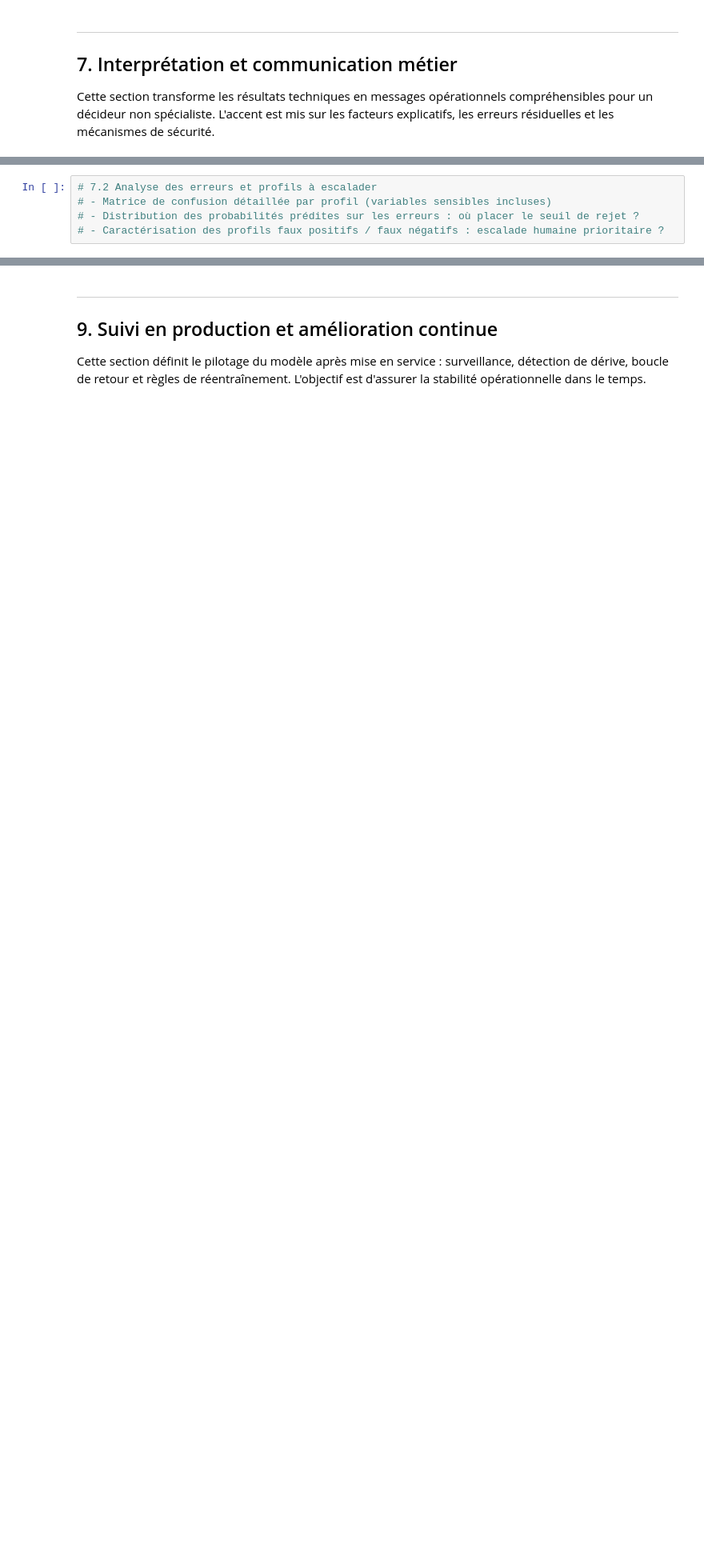
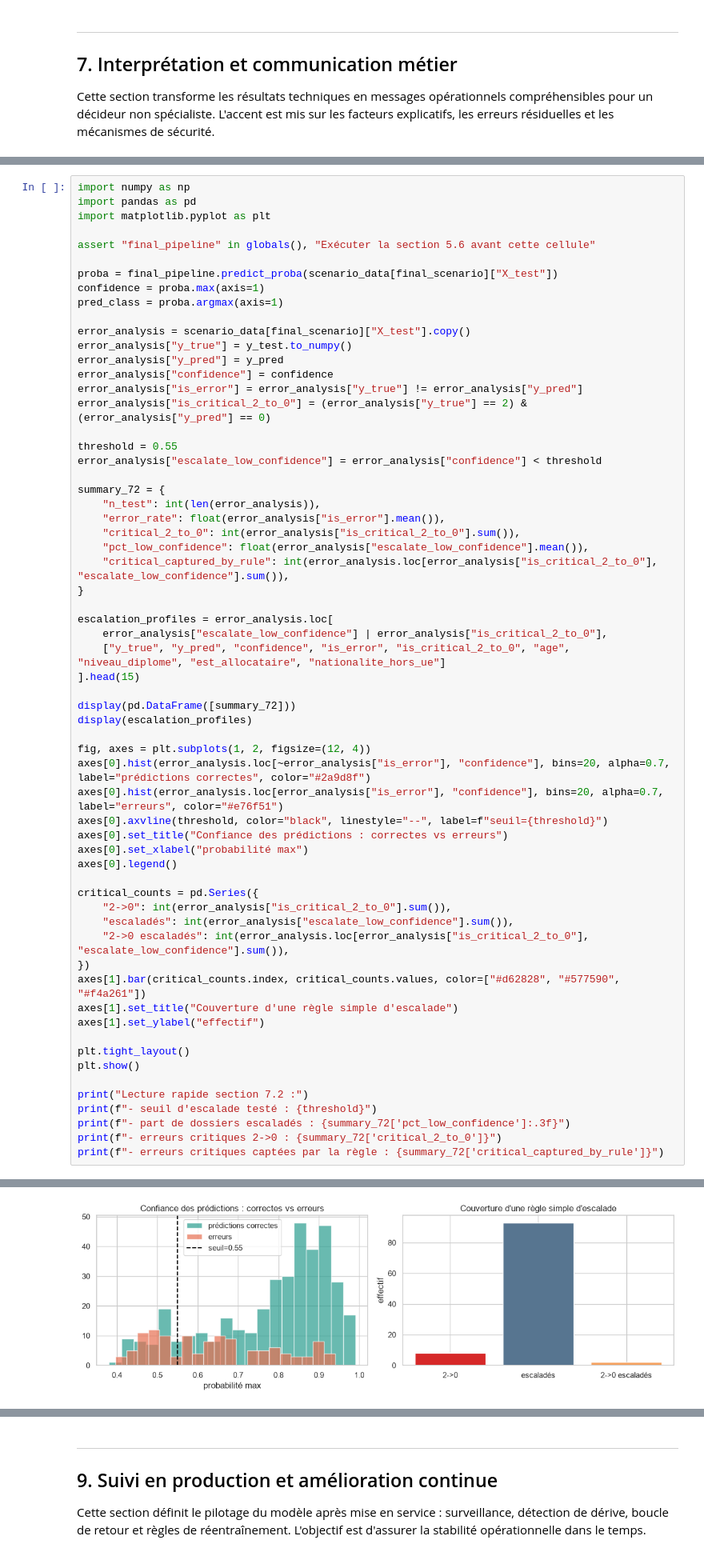
Before and after one commit to userZku/multimodal-classification, a Jupyter notebook: notebooks/multimodal-classification.ipynb, the cells around one changed output, grey strips where cells are left out. Shown at 80% size. Saved outputs shown, nothing was run; the diff lists cells and outputs as text; blank space fills up the shorter version.

```diff
--- a/notebooks/multimodal-classification.ipynb
+++ b/notebooks/multimodal-classification.ipynb
@@ -1470,5 +1568,63 @@ Le code associé permet d'appuyer ces choix sur l'analyse des erreurs observées
 # %%
-# 7.2 Analyse des erreurs et profils à escalader
-# - Matrice de confusion détaillée par profil (variables sensibles incluses)
-# - Distribution des probabilités prédites sur les erreurs : où placer le seuil de rejet ?
-# - Caractérisation des profils faux positifs / faux négatifs : escalade humaine prioritaire ?
+import numpy as np
+import pandas as pd
+import matplotlib.pyplot as plt
+
+assert "final_pipeline" in globals(), "Exécuter la section 5.6 avant cette cellule"
+
+proba = final_pipeline.predict_proba(scenario_data[final_scenario]["X_test"])
+confidence = proba.max(axis=1)
+pred_class = proba.argmax(axis=1)
+
+error_analysis = scenario_data[final_scenario]["X_test"].copy()
+error_analysis["y_true"] = y_test.to_numpy()
+error_analysis["y_pred"] = y_pred
+error_analysis["confidence"] = confidence
+error_analysis["is_error"] = error_analysis["y_true"] != error_analysis["y_pred"]
+error_analysis["is_critical_2_to_0"] = (error_analysis["y_true"] == 2) & (error_analysis["y_pred"] == 0)
+
+threshold = 0.55
+error_analysis["escalate_low_confidence"] = error_analysis["confidence"] < threshold
+
+summary_72 = {
+    "n_test": int(len(error_analysis)),
+    "error_rate": float(error_analysis["is_error"].mean()),
+    "critical_2_to_0": int(error_analysis["is_critical_2_to_0"].sum()),
+    "pct_low_confidence": float(error_analysis["escalate_low_confidence"].mean()),
+    "critical_captured_by_rule": int(error_analysis.loc[error_analysis["is_critical_2_to_0"], "escalate_low_confidence"].sum()),
+}
+
+escalation_profiles = error_analysis.loc[
+    error_analysis["escalate_low_confidence"] | error_analysis["is_critical_2_to_0"],
+    ["y_true", "y_pred", "confidence", "is_error", "is_critical_2_to_0", "age", "niveau_diplome", "est_allocataire", "nationalite_hors_ue"]
+].head(15)
+
+display(pd.DataFrame([summary_72]))
+display(escalation_profiles)
+
+fig, axes = plt.subplots(1, 2, figsize=(12, 4))
+axes[0].hist(error_analysis.loc[~error_analysis["is_error"], "confidence"], bins=20, alpha=0.7, label="prédictions correctes", color="#2a9d8f")
+axes[0].hist(error_analysis.loc[error_analysis["is_error"], "confidence"], bins=20, alpha=0.7, label="erreurs", color="#e76f51")
+axes[0].axvline(threshold, color="black", linestyle="--", label=f"seuil={threshold}")
+axes[0].set_title("Confiance des prédictions : correctes vs erreurs")
+axes[0].set_xlabel("probabilité max")
+axes[0].legend()
+
+critical_counts = pd.Series({
+    "2->0": int(error_analysis["is_critical_2_to_0"].sum()),
+    "escaladés": int(error_analysis["escalate_low_confidence"].sum()),
+    "2->0 escaladés": int(error_analysis.loc[error_analysis["is_critical_2_to_0"], "escalate_low_confidence"].sum()),
+})
+axes[1].bar(critical_counts.index, critical_counts.values, color=["#d62828", "#577590", "#f4a261"])
+axes[1].set_title("Couverture d'une règle simple d'escalade")
+axes[1].set_ylabel("effectif")
+
+plt.tight_layout()
+plt.show()
+
+print("Lecture rapide section 7.2 :")
+print(f"- seuil d'escalade testé : {threshold}")
+print(f"- part de dossiers escaladés : {summary_72['pct_low_confidence']:.3f}")
+print(f"- erreurs critiques 2->0 : {summary_72['critical_2_to_0']}")
+print(f"- erreurs critiques captées par la règle : {summary_72['critical_captured_by_rule']}")
+# %% [output]
@@ -1474,0 +1649 @@ Le code associé permet d'appuyer ces choix sur l'analyse des erreurs observées
+[figure, added]
```
Also changed, not shown: parts of 5 cells of this notebook.
